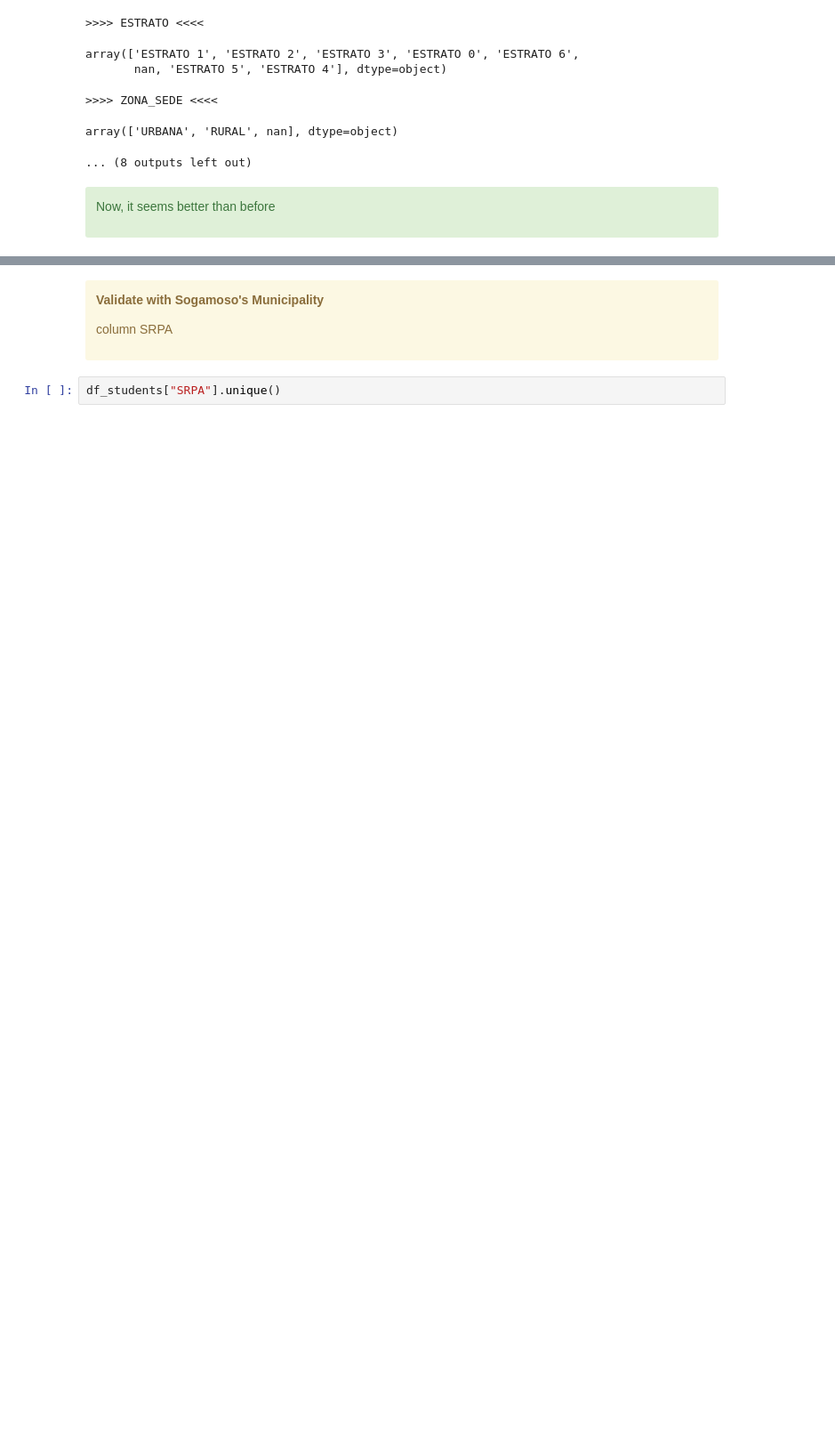
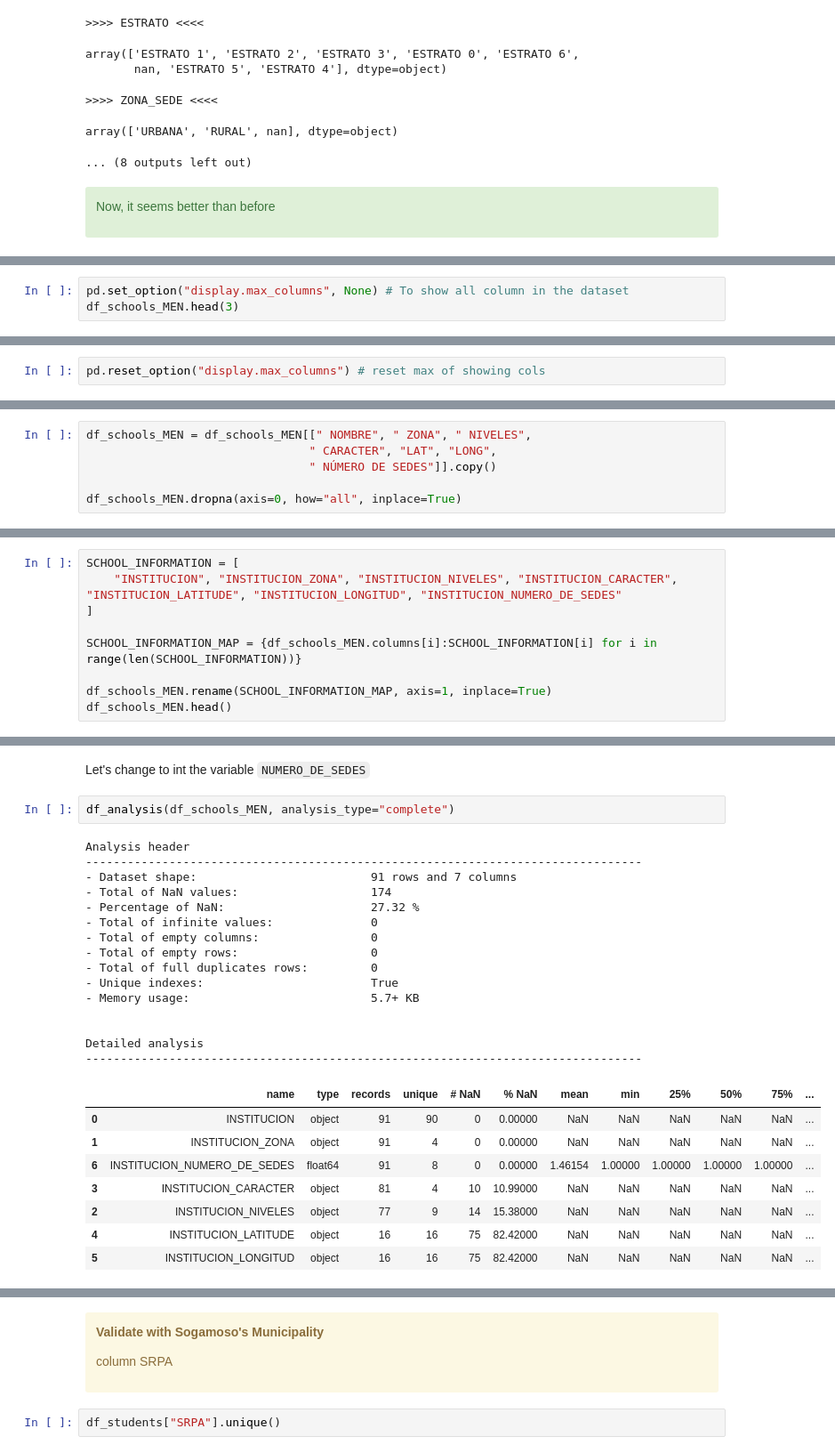
Before and after one commit to samirhinojosa/school-dropout-in-sogamoso, a Jupyter notebook: notebooks/school_dropout_eda.ipynb, the cells around one changed output, grey strips where cells are left out. Shown at 89% size. Drawn from its saved outputs; the diff is of its cells as text; blank space fills up the shorter version.

```diff
--- a/notebooks/school_dropout_eda.ipynb
+++ b/notebooks/school_dropout_eda.ipynb
@@ -747,0 +785,3 @@ NameError: name 'XX' is not defined
+# %%
+pd.set_option("display.max_columns", None) # To show all column in the dataset
+df_schools_MEN.head(3)
@@ -747,0 +793,2 @@ NameError: name 'XX' is not defined
+# %%
+pd.reset_option("display.max_columns") # reset max of showing cols
@@ -747,0 +797,6 @@ NameError: name 'XX' is not defined
+# %%
+df_schools_MEN = df_schools_MEN[[" NOMBRE", " ZONA", " NIVELES",
+                                " CARACTER", "LAT", "LONG",
+                                " NÚMERO DE SEDES"]].copy()
+
+df_schools_MEN.dropna(axis=0, how="all", inplace=True)
@@ -747,0 +805,9 @@ NameError: name 'XX' is not defined
+# %%
+SCHOOL_INFORMATION = [
+    "INSTITUCION", "INSTITUCION_ZONA", "INSTITUCION_NIVELES", "INSTITUCION_CARACTER", "INSTITUCION_LATITUDE", "INSTITUCION_LONGITUD", "INSTITUCION_NUMERO_DE_SEDES"
+]
+
+SCHOOL_INFORMATION_MAP = {df_schools_MEN.columns[i]:SCHOOL_INFORMATION[i] for i in range(len(SCHOOL_INFORMATION))}
+
+df_schools_MEN.rename(SCHOOL_INFORMATION_MAP, axis=1, inplace=True)
+df_schools_MEN.head()
@@ -747,0 +821,28 @@ NameError: name 'XX' is not defined
+# %% [markdown]
+Let's change to int the variable `NUMERO_DE_SEDES`
+# %%
+df_analysis(df_schools_MEN, analysis_type="complete")
+# %% [output]
+Analysis header
+--------------------------------------------------------------------------------
+- Dataset shape:                         91 rows and 7 columns
+- Total of NaN values:                   174
+- Percentage of NaN:                     27.32 %
+- Total of infinite values:              0
+- Total of empty columns:                0
+- Total of empty rows:                   0
+- Total of full duplicates rows:         0
+- Unique indexes:                        True
+- Memory usage:                          5.7+ KB
+
+
+Detailed analysis
+--------------------------------------------------------------------------------
+|  | name | type | records | unique | # NaN | % NaN | mean | min | 25% | 50% | 75% | ... |
+| 0 | INSTITUCION | object | 91 | 90 | 0 | 0.00000 | NaN | NaN | NaN | NaN | NaN | ... |
+| 1 | INSTITUCION_ZONA | object | 91 | 4 | 0 | 0.00000 | NaN | NaN | NaN | NaN | NaN | ... |
+| 6 | INSTITUCION_NUMERO_DE_SEDES | float64 | 91 | 8 | 0 | 0.00000 | 1.46154 | 1.00000 | 1.00000 | 1.00000 | 1.00000 | ... |
+| 3 | INSTITUCION_CARACTER | object | 81 | 4 | 10 | 10.99000 | NaN | NaN | NaN | NaN | NaN | ... |
+| 2 | INSTITUCION_NIVELES | object | 77 | 9 | 14 | 15.38000 | NaN | NaN | NaN | NaN | NaN | ... |
+| 4 | INSTITUCION_LATITUDE | object | 16 | 16 | 75 | 82.42000 | NaN | NaN | NaN | NaN | NaN | ... |
+| 5 | INSTITUCION_LONGITUD | object | 16 | 16 | 75 | 82.42000 | NaN | NaN | NaN | NaN | NaN | ... |
```
Also changed, not shown: parts of 45 cells of this notebook.
